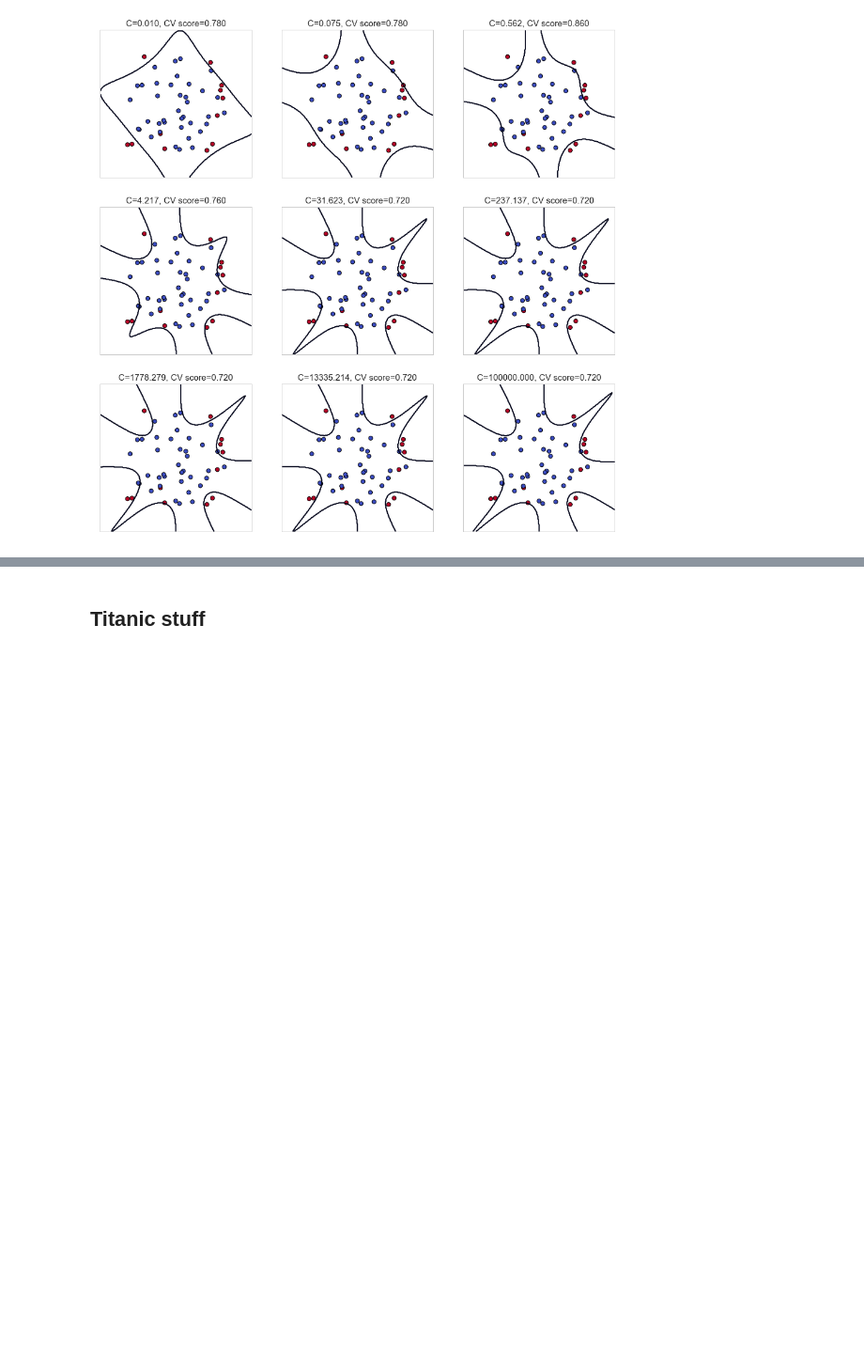
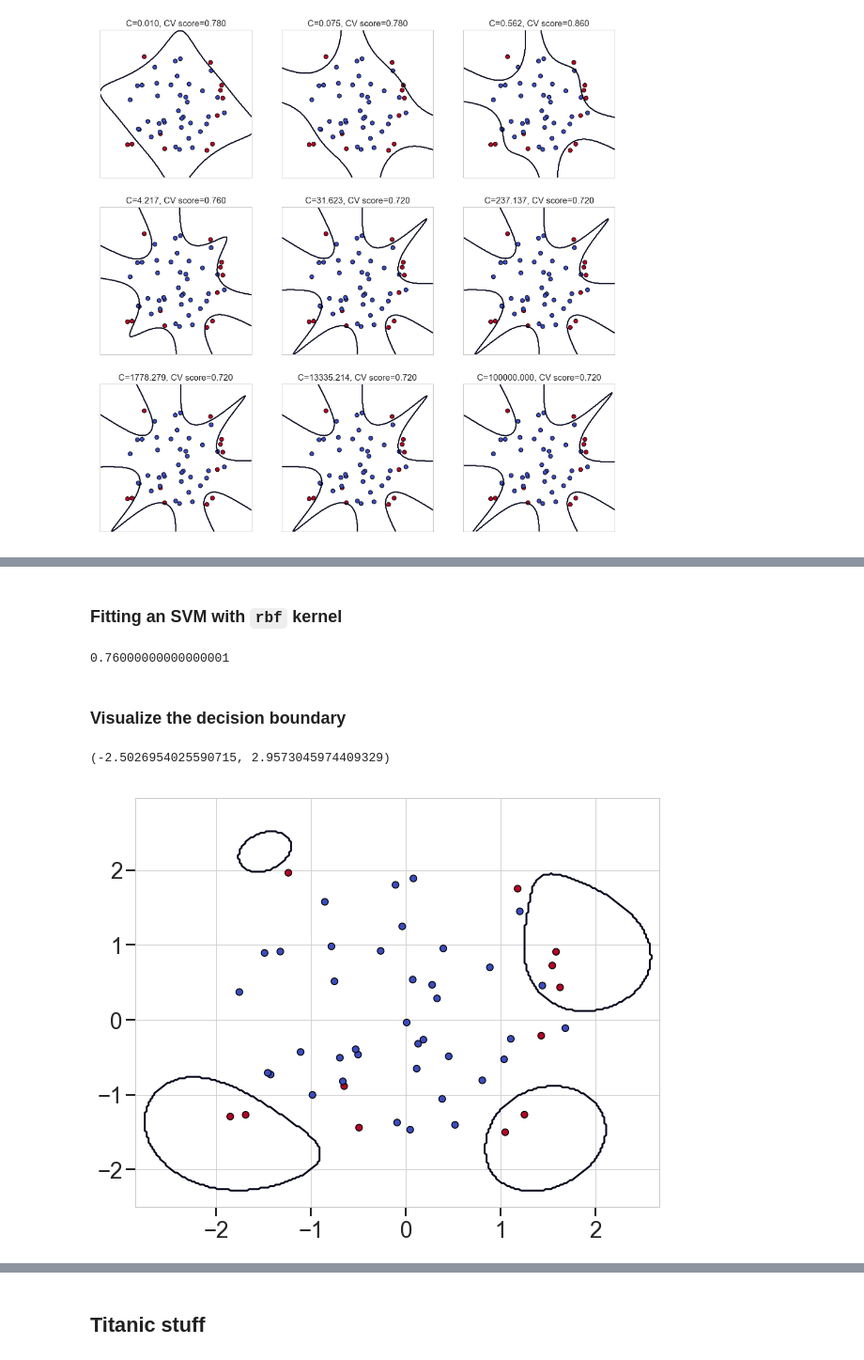
Before and after one commit to JanaLasser/data-science-course, a Jupyter notebook: day4/more_svm.ipynb, the cells around one changed output, grey strips where cells are left out. Shown at 94% size. Cells and saved outputs as stored; diff of their text form; code cells hidden in the pictures; blank space fills up the shorter version.

```diff
--- a/day4/more_svm.ipynb
+++ b/day4/more_svm.ipynb
@@ -329,0 +349,27 @@ for idx, c in enumerate(C_arr):
+# %% [markdown]
+### Fitting an SVM with `rbf` kernel
+# %%
+clf = SVC(kernel='rbf', C=1, gamma=1.5)
+clf.fit(scaler.transform(training_data), training_labels)
+clf.score(scaler.transform(test_data), test_labels)
+# %% [output]
+0.76000000000000001
+# %% [markdown]
+### Visualize the decision boundary
+# %%
+training_data_scaled = scaler.transform(training_data)
+
+
+X0, X1 = training_data_scaled[:, 0], training_data_scaled[:, 1]
+xx, yy = make_meshgrid(X0, X1)
+
+fig, ax = plt.subplots()
+plot_contours(ax, clf, xx, yy, levels=[0], linewidths=2)
+
+ax.scatter(X0, X1, c=training_labels, cmap=plt.cm.coolwarm, s=50, edgecolors='k')
+
+ax.set_xlim(xx.min(), xx.max())
+ax.set_ylim(yy.min(), yy.max())
+# %% [output]
+(-2.5026954025590715, 2.9573045974409329)
+[figure, added]
```
Also changed, not shown: parts of 25 cells of this notebook.
